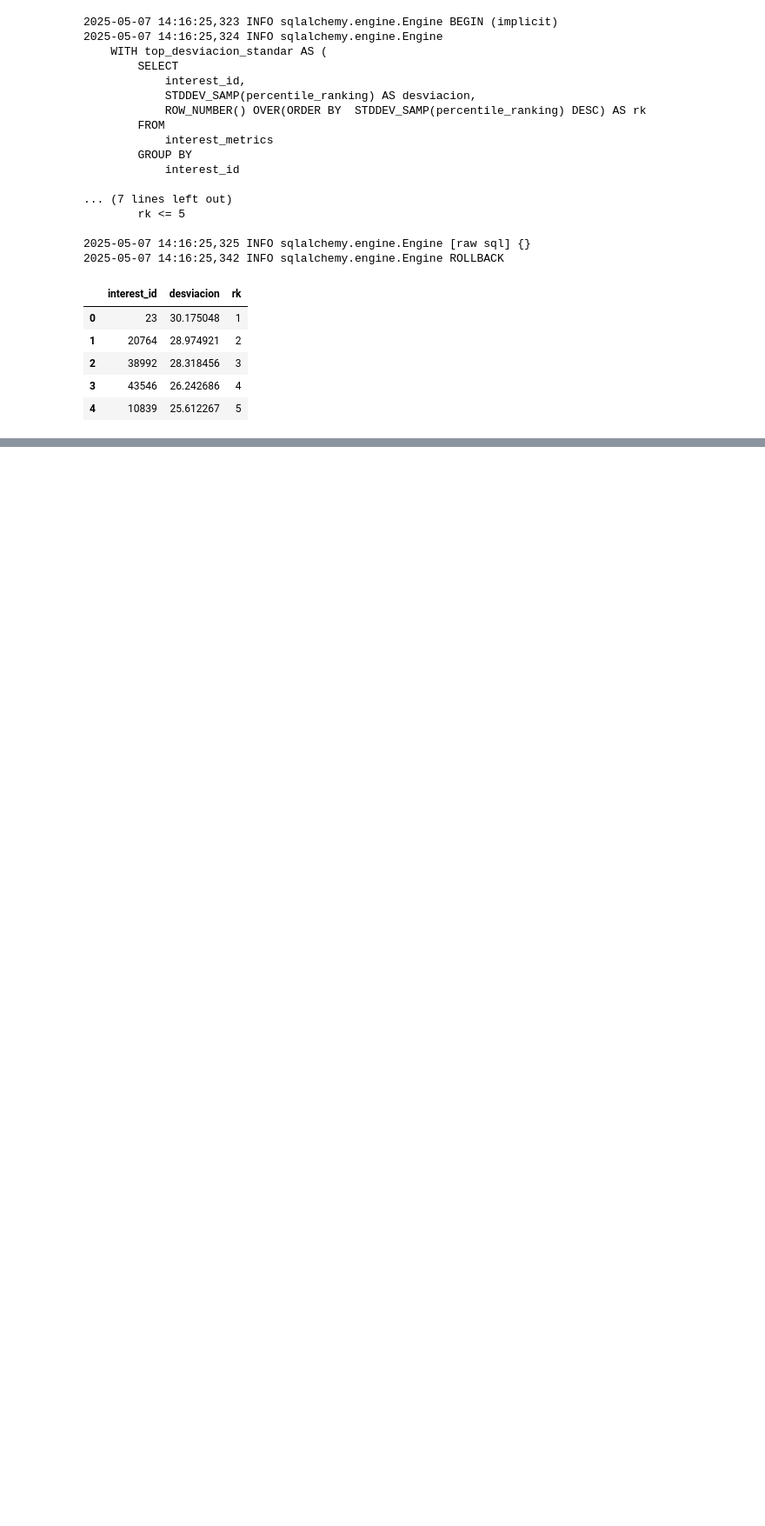
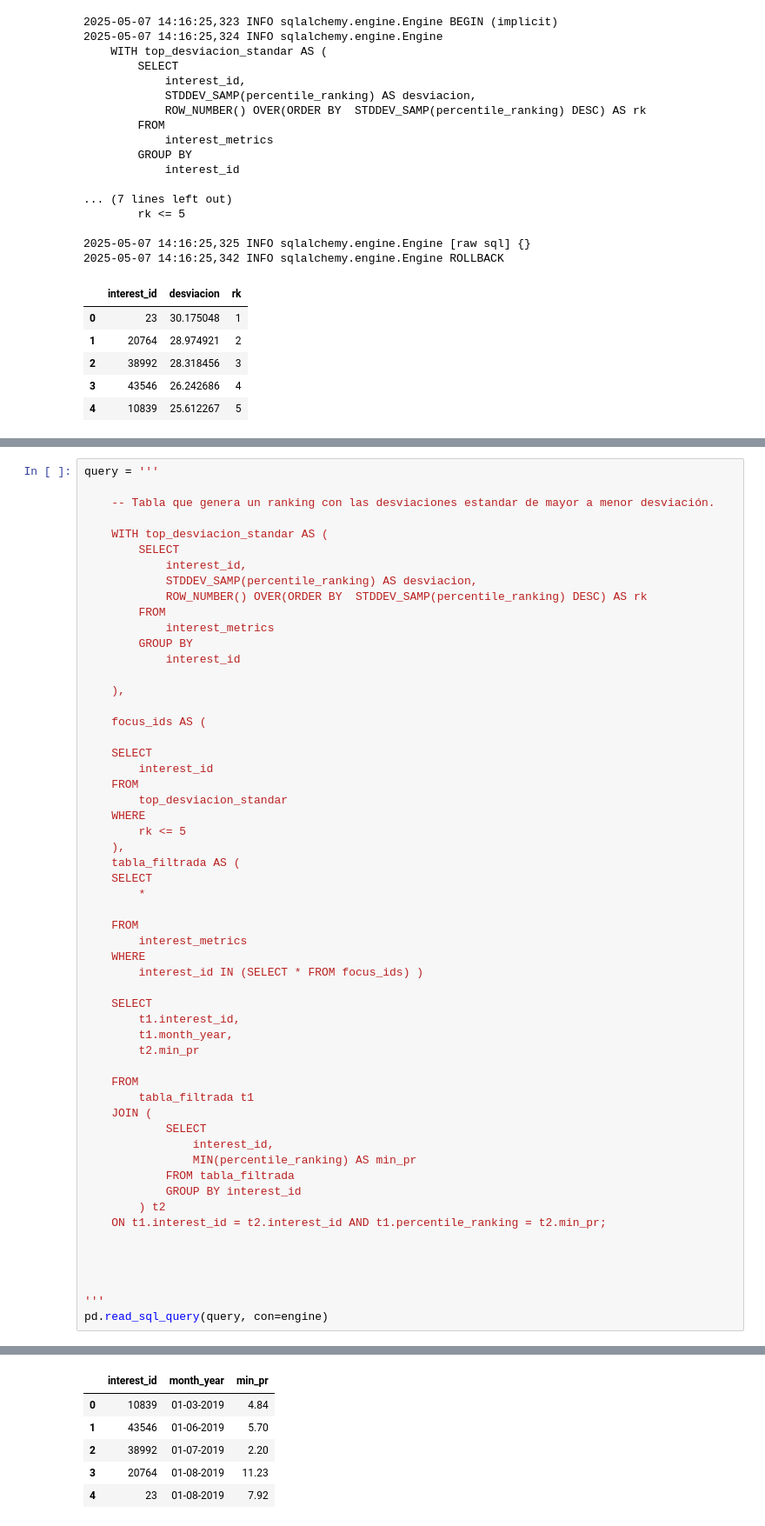
Before and after one commit to LLAES07/SQL_DESAFIO, a Jupyter notebook: Caso_8/Caso_8.ipynb, the cells around one changed output, grey strips where cells are left out. Shown at 87% size. Saved outputs shown, nothing was run; the diff lists cells and outputs as text; blank space fills up the shorter version.

```diff
--- a/Caso_8/Caso_8.ipynb
+++ b/Caso_8/Caso_8.ipynb
@@ -1300,0 +1383,57 @@ pd.read_sql_query(query, con=engine)
+# %%
+query = '''
+
+    -- Tabla que genera un ranking con las desviaciones estandar de mayor a menor desviación.
+
+    WITH top_desviacion_standar AS (
+        SELECT
+            interest_id,
+            STDDEV_SAMP(percentile_ranking) AS desviacion,
+            ROW_NUMBER() OVER(ORDER BY  STDDEV_SAMP(percentile_ranking) DESC) AS rk
+        FROM
+            interest_metrics
+        GROUP BY
+            interest_id
+
+    ),
+
+    focus_ids AS (
+
+    SELECT
+        interest_id
+    FROM
+        top_desviacion_standar
+    WHERE
+        rk <= 5
+    ),
+    tabla_filtrada AS (
+    SELECT
+        *
+
+    FROM
+        interest_metrics
+    WHERE
+        interest_id IN (SELECT * FROM focus_ids) )
+
+    SELECT
+        t1.interest_id,
+        t1.month_year,
+        t2.min_pr
+
+    FROM
+        tabla_filtrada t1
+    JOIN (
+            SELECT
+                interest_id,
+                MIN(percentile_ranking) AS min_pr
+            FROM tabla_filtrada
+            GROUP BY interest_id
+        ) t2
+    ON t1.interest_id = t2.interest_id AND t1.percentile_ranking = t2.min_pr;
+
+
+
+
+'''
+pd.read_sql_query(query, con=engine)
+# %% [output]
@@ -1300,0 +1457,6 @@ pd.read_sql_query(query, con=engine)
+|  | interest_id | month_year | min_pr |
+| 0 | 10839 | 01-03-2019 | 4.84 |
+| 1 | 43546 | 01-06-2019 | 5.70 |
+| 2 | 38992 | 01-07-2019 | 2.20 |
+| 3 | 20764 | 01-08-2019 | 11.23 |
+| 4 | 23 | 01-08-2019 | 7.92 |
```
Also changed, not shown: parts of 3 cells of this notebook.
